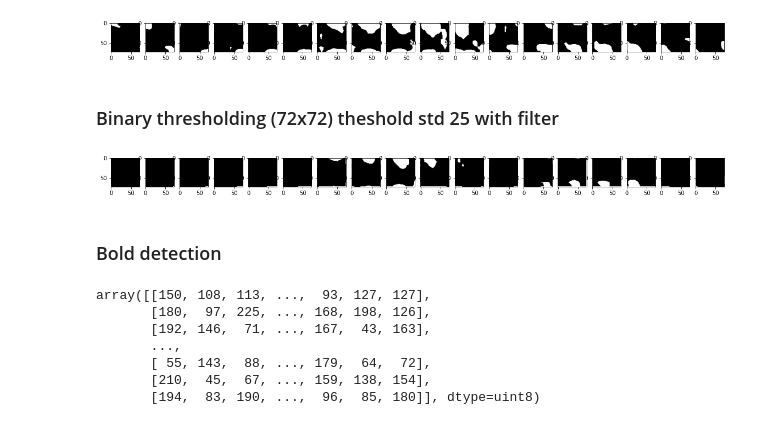
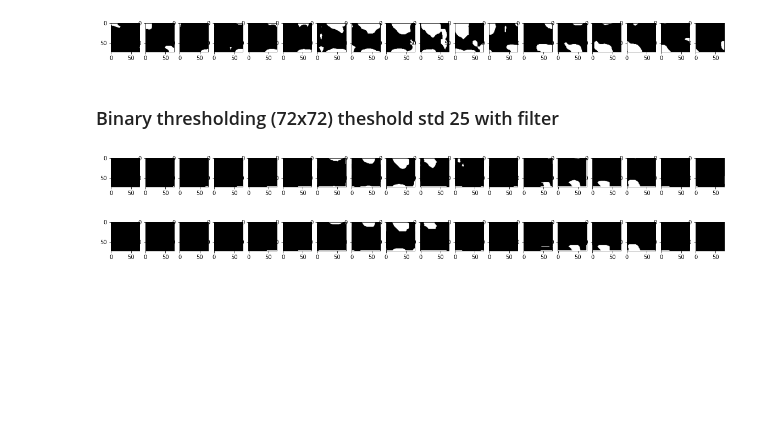
Before and after one commit to dekearthsa/project_js_ai, a Jupyter notebook: main.ipynb, the cells around one changed output. Saved outputs shown, nothing was run; the diff lists cells and outputs as text; code cells hidden in the pictures; blank space fills up the shorter version.

```diff
--- a/main.ipynb
+++ b/main.ipynb
@@ -483,2 +449,0 @@ set_np_array_demo_blob =np.array(set_bold_img)
-# %% [markdown]
-### Bold detection ###
@@ -498,10 +450,26 @@ gray_image_array = cv2.cvtColor(image_array, cv2.COLOR_BGR2GRAY)
-# %%
-gray_image_array
-# %% [output]
-array([[150, 108, 113, ...,  93, 127, 127],
-       [180,  97, 225, ..., 168, 198, 126],
-       [192, 146,  71, ..., 167,  43, 163],
-       ...,
-       [ 55, 143,  88, ..., 179,  64,  72],
-       [210,  45,  67, ..., 159, 138, 154],
-       [194,  83, 190, ...,  96,  85, 180]], dtype=uint8)
+# %%
+set_blob_array_image = []
+
+for image in set_image_bin:
+    set_new_img = []
+    for frame in image:
+        count = 0
+        for pixel in frame:
+            if pixel == 255:
+                count += 1
+
+        if count >= 19:
+            for set_pixel in frame:
+                set_new_img.append(set_pixel)
+        else:
+            for set_pixel in set_image_bin[0][3]:
+                set_new_img.append(set_pixel)
+
+    set_np_array = np.array(set_new_img)
+    set_blob_array_image.append(set_np_array.reshape(72,72))
+# %%
+fig, axes = plt.subplots(1,18, figsize=(20,20))
+for idx,charts in enumerate(axes):
+        charts.imshow(set_blob_array_image[idx], cmap="gray")
+# %% [output]
+[figure, added]
```
Also changed, not shown: parts of 4 cells of this notebook.
